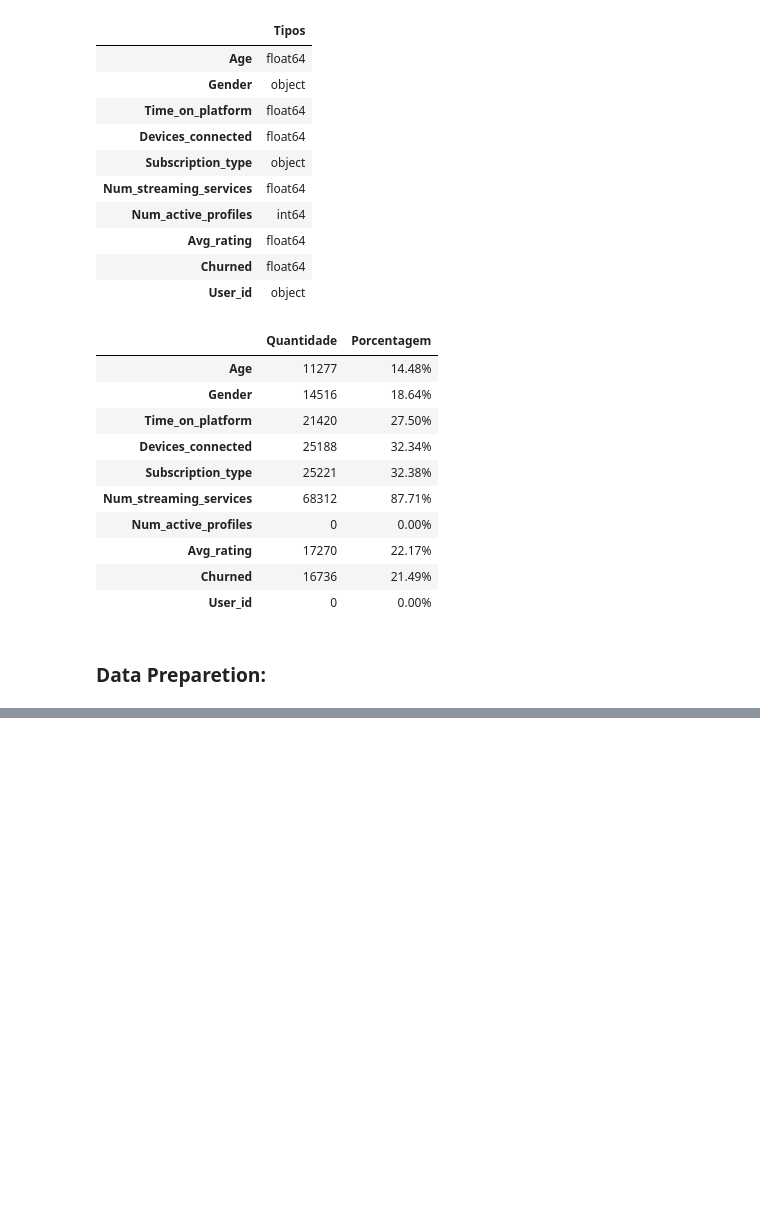
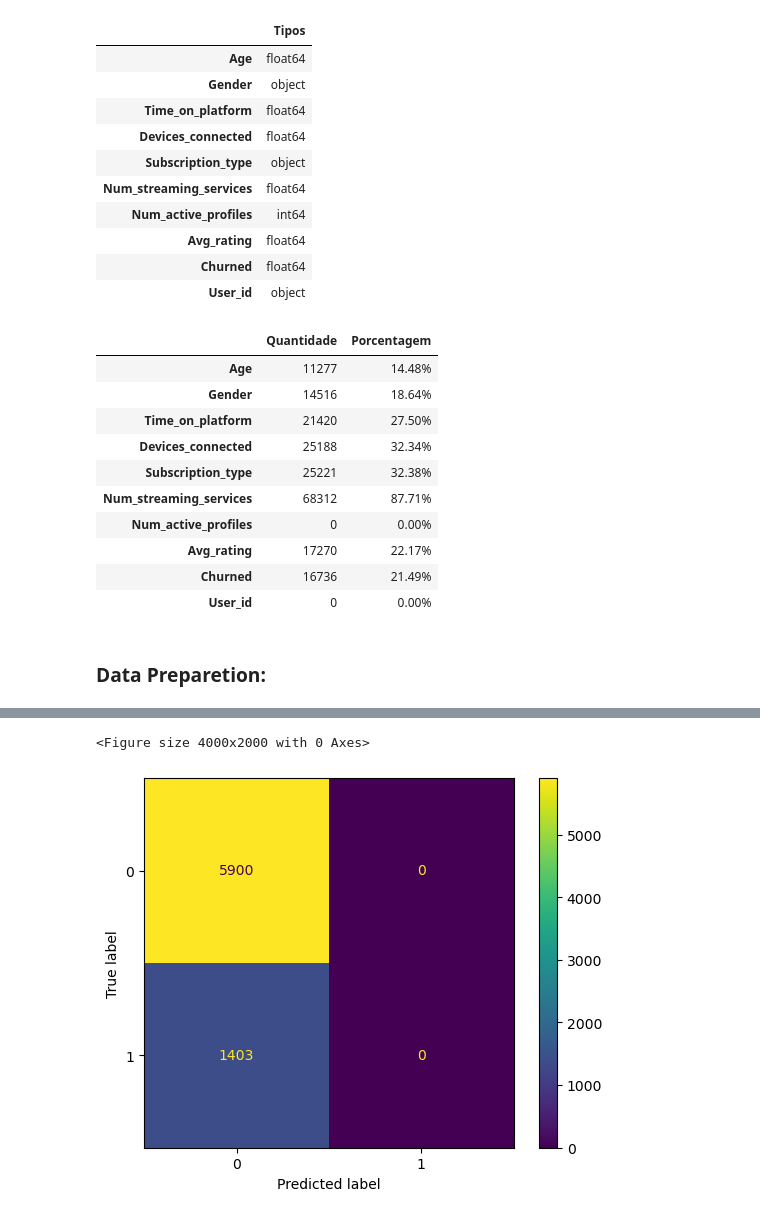
Before and after one commit to SamuelBarbosaDev/Churn_Prediction_Model, a Jupyter notebook: core/core/main.ipynb, the cells around one changed output, grey strips where cells are left out. Drawn from its saved outputs; the diff is of its cells as text; code cells hidden in the pictures; blank space fills up the shorter version.

```diff
--- a/core/core/main.ipynb
+++ b/core/core/main.ipynb
@@ -144,0 +262,5 @@ df[colunas_float] = churn_prediction.convertendo_colunas(
+# %%
+df = churn_prediction.removendo_colunas(
+    dataframe=df,
+    colunas=['Subscription_type']
+)
@@ -144,0 +269,3 @@ df[colunas_float] = churn_prediction.convertendo_colunas(
+# %%
+x = df.drop(labels=['Churned', 'User_id'], axis=1)
+y = df['Churned']
@@ -144,0 +274,8 @@ df[colunas_float] = churn_prediction.convertendo_colunas(
+# %%
+modelo = LogisticRegression()
+# %%
+training, y_pred, x_train, x_test, y_train, y_test = churn_prediction.training(
+    x=x,
+    y=y,
+    modelo=modelo
+);
@@ -144,0 +290,9 @@ df[colunas_float] = churn_prediction.convertendo_colunas(
+# %%
+churn_prediction.gráfico_matrix_confusão(
+    training=training,
+    y_test=y_test,
+    x_test=x_test,
+);
+# %% [output]
+<Figure size 4000x2000 with 0 Axes>
+[figure, added]
```
Also changed, not shown: parts of 37 cells of this notebook.
